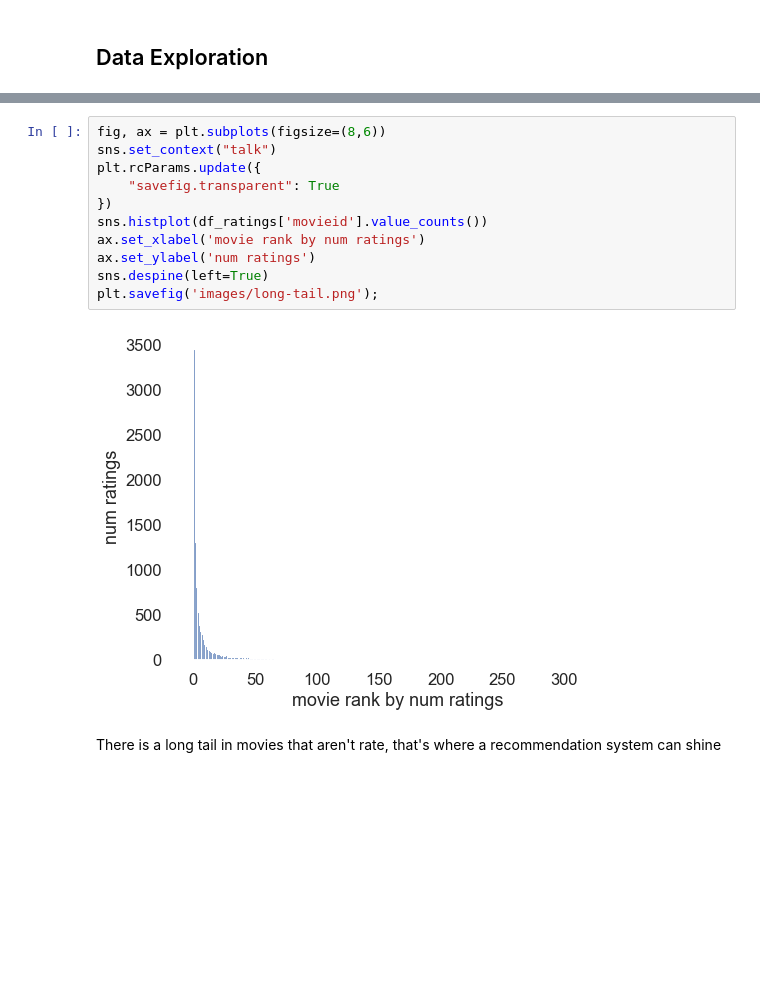
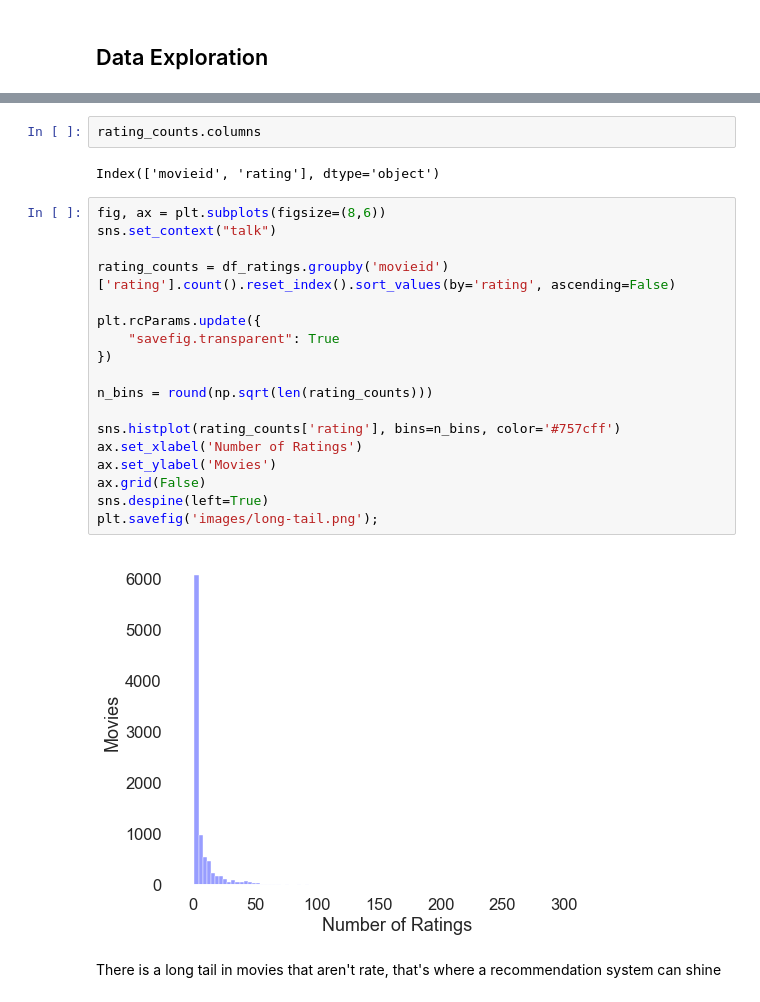
Before and after one commit to willmbennett/movie_rec_sys, a Jupyter notebook: index.ipynb, the cells around one changed output, grey strips where cells are left out. Cells and saved outputs as stored; diff of their text form; blank space fills up the shorter version.

```diff
--- a/index.ipynb
+++ b/index.ipynb
@@ -377,16 +378,27 @@ Name: movieid, Length: 9724, dtype: int64
+# %%
+rating_counts.columns
+# %% [output]
+Index(['movieid', 'rating'], dtype='object')
 # %%
 fig, ax = plt.subplots(figsize=(8,6))
 sns.set_context("talk")
+
+rating_counts = df_ratings.groupby('movieid')['rating'].count().reset_index().sort_values(by='rating', ascending=False)
+
 plt.rcParams.update({
     "savefig.transparent": True
 })
-sns.histplot(df_ratings['movieid'].value_counts())
-ax.set_xlabel('movie rank by num ratings')
-ax.set_ylabel('num ratings')
+
+n_bins = round(np.sqrt(len(rating_counts)))
+
+sns.histplot(rating_counts['rating'], bins=n_bins, color='#757cff')
+ax.set_xlabel('Number of Ratings')
+ax.set_ylabel('Movies')
+ax.grid(False)
 sns.despine(left=True)
 plt.savefig('images/long-tail.png');
 # %% [output]
-[figure, old version]
+[figure, new version]
 # %% [markdown]
 There is a long tail in movies that aren't rate, that's where a recommendation system can shine
 # %% [markdown]
```
Also changed, not shown: parts of 3 cells of this notebook.
